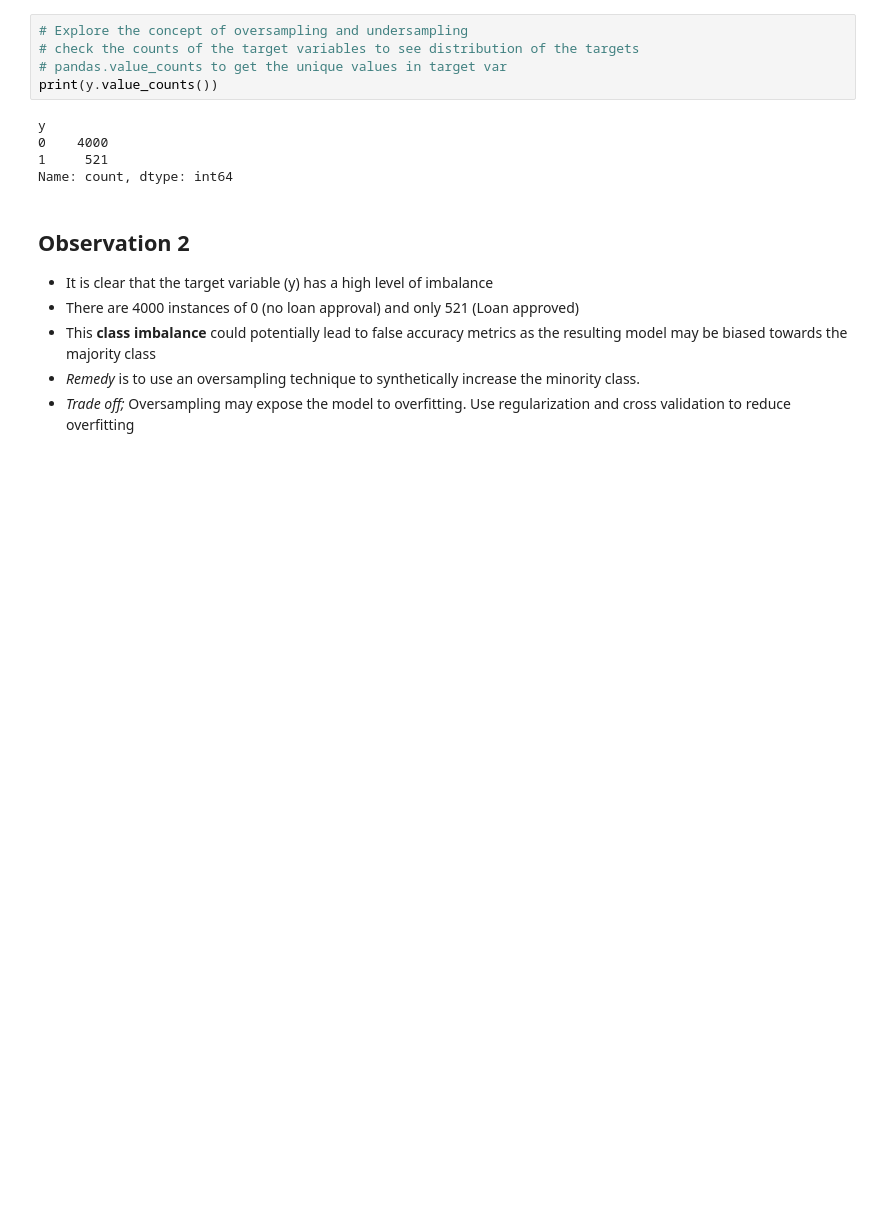
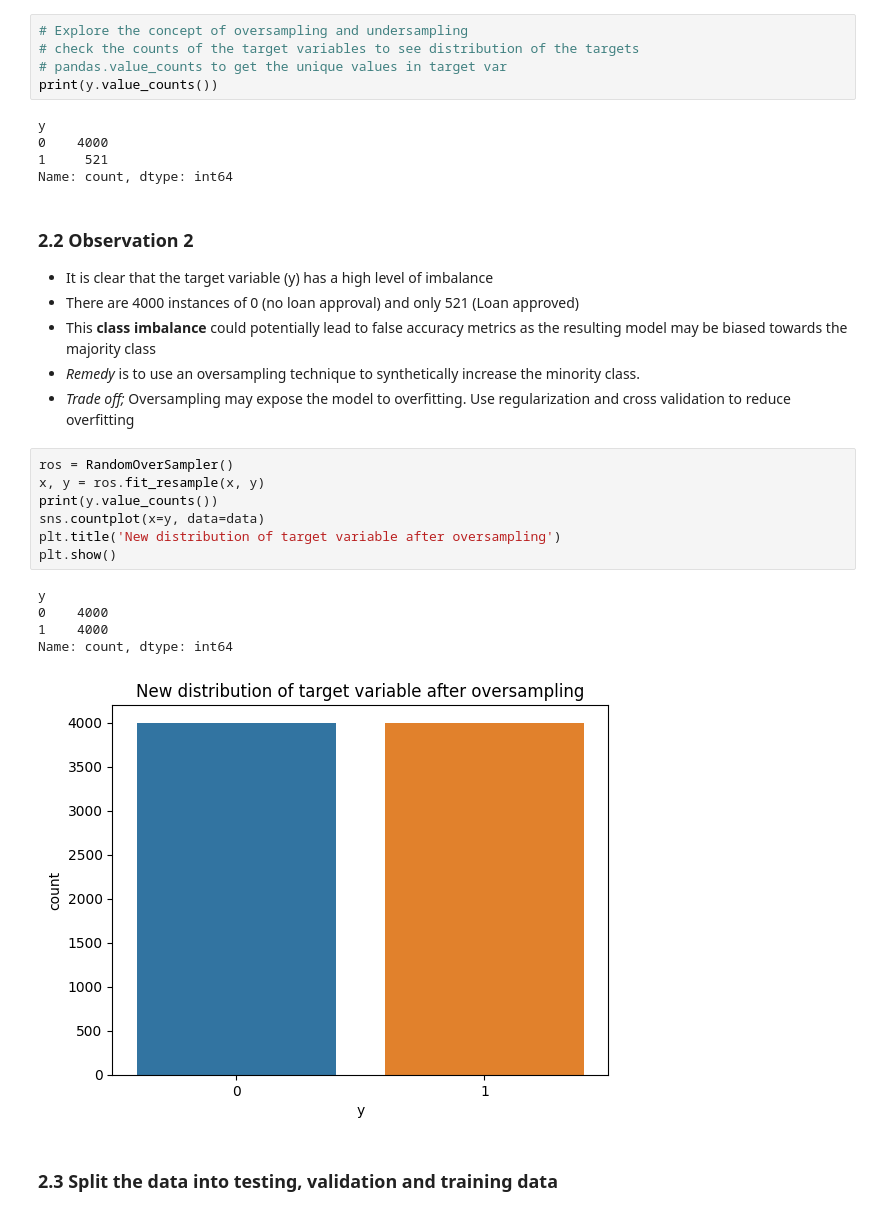
Before and after one commit to GichuriNdungu/alu-machine_learning, a Jupyter notebook: supervised_learning/afri_score/notebook.ipynb, the cells around one changed output. Cells and saved outputs as stored; diff of their text form; blank space fills up the shorter version.

```diff
--- a/supervised_learning/afri_score/notebook.ipynb
+++ b/supervised_learning/afri_score/notebook.ipynb
@@ -168,9 +172,24 @@ y
 1     521
 Name: count, dtype: int64
 # %% [markdown]
-## Observation 2
+### 2.2 Observation 2
 * It is clear that the target variable (y) has a high level of imbalance
 * There are 4000 instances of 0 (no loan approval) and only 521 (Loan approved)
 * This **class imbalance** could potentially lead to false accuracy metrics as the resulting model may be biased towards the majority class
 * *Remedy* is to use an oversampling technique to synthetically increase the minority class.
 * *Trade off;* Oversampling may expose the model to overfitting. Use regularization and cross validation to reduce overfitting
+# %%
+ros = RandomOverSampler()
+x, y = ros.fit_resample(x, y)
+print(y.value_counts())
+sns.countplot(x=y, data=data)
+plt.title('New distribution of target variable after oversampling')
+plt.show()
+# %% [output]
+y
+0    4000
+1    4000
+Name: count, dtype: int64
+[figure, added]
+# %% [markdown]
+### 2.3 Split the data into testing, validation and training data
```
Also changed, not shown: parts of 18 cells of this notebook.
